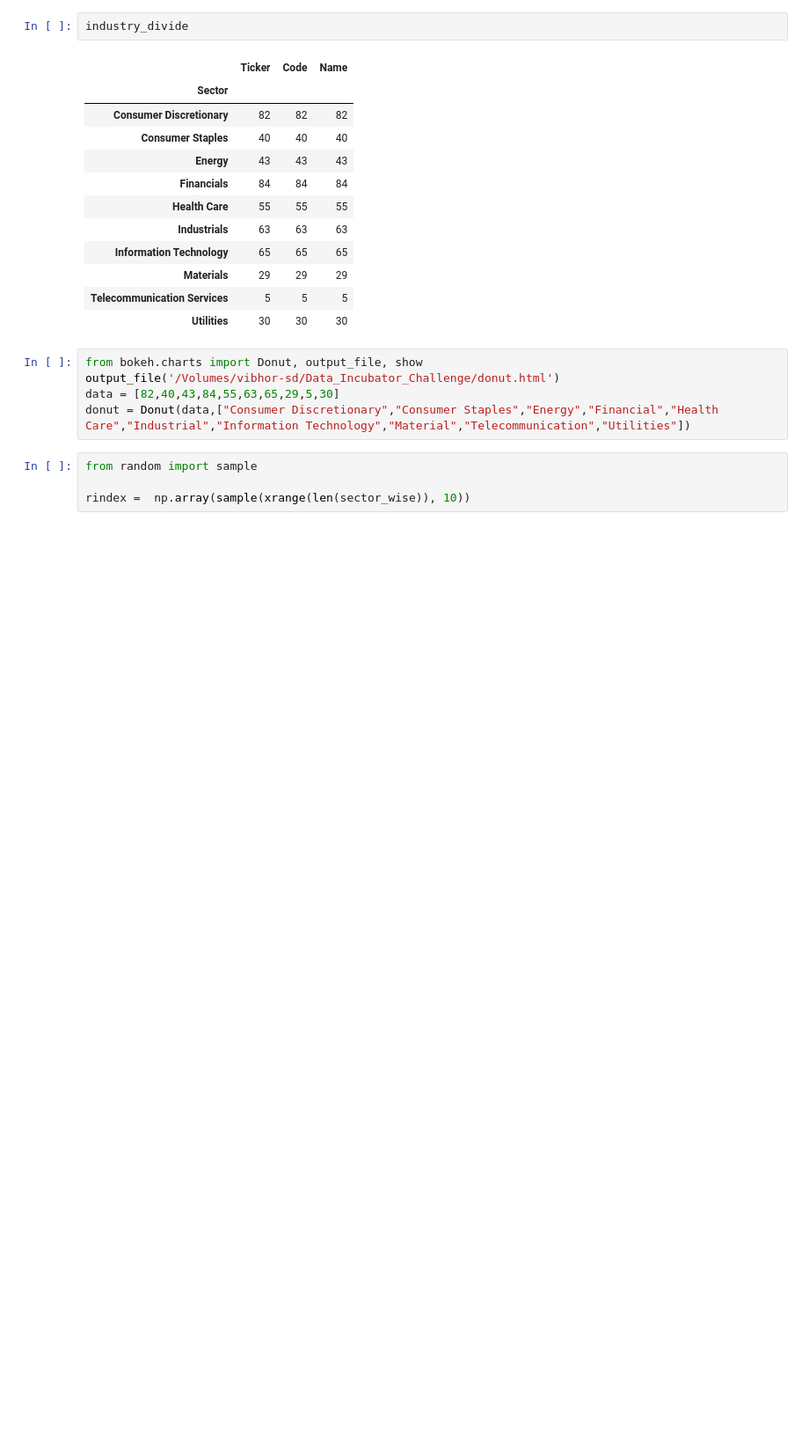
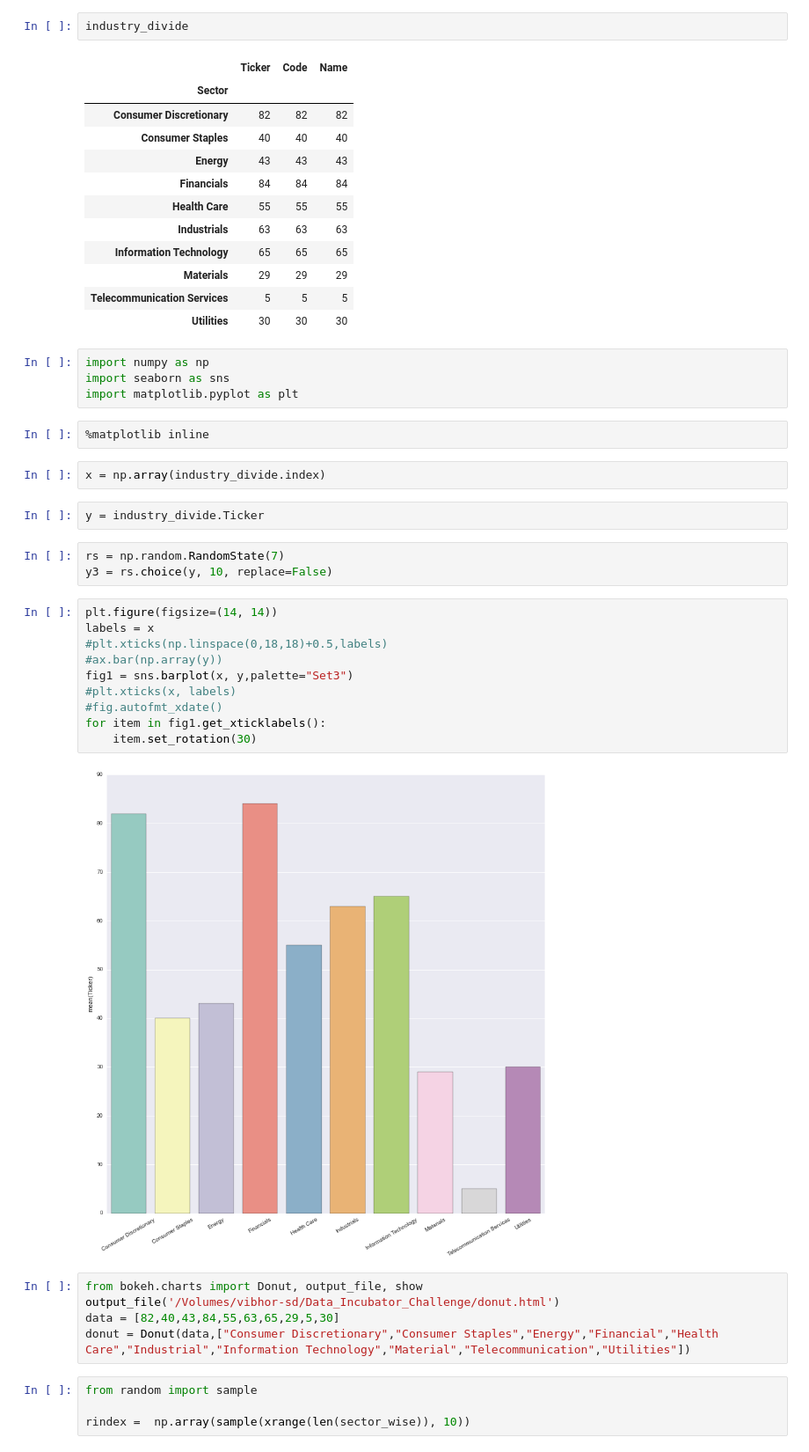
Before and after one commit to vibhorag/Data-Incubator-Ipython-Notebook, a Jupyter notebook: Week-2-Notebook.ipynb, the cells around one changed output. Shown at 88% size. Saved outputs shown, nothing was run; the diff lists cells and outputs as text; blank space fills up the shorter version.

```diff
--- a/Week-2-Notebook.ipynb
+++ b/Week-2-Notebook.ipynb
@@ -83,6 +89,31 @@ industry_divide
 | Materials | 29 | 29 | 29 |
 | Telecommunication Services | 5 | 5 | 5 |
 | Utilities | 30 | 30 | 30 |
+# %%
+import numpy as np
+import seaborn as sns
+import matplotlib.pyplot as plt
+# %%
+%matplotlib inline
+# %%
+x = np.array(industry_divide.index)
+# %%
+y = industry_divide.Ticker
+# %%
+rs = np.random.RandomState(7)
+y3 = rs.choice(y, 10, replace=False)
+# %%
+plt.figure(figsize=(14, 14))
+labels = x
+#plt.xticks(np.linspace(0,18,18)+0.5,labels)
+#ax.bar(np.array(y))
+fig1 = sns.barplot(x, y,palette="Set3")
+#plt.xticks(x, labels)
+#fig.autofmt_xdate()
+for item in fig1.get_xticklabels():
+    item.set_rotation(30)
+# %% [output]
+[figure, added]
 # %%
 from bokeh.charts import Donut, output_file, show
 output_file('/Volumes/vibhor-sd/Data_Incubator_Challenge/donut.html')
```
Also changed, not shown: parts of 47 cells of this notebook, 4 other files.
